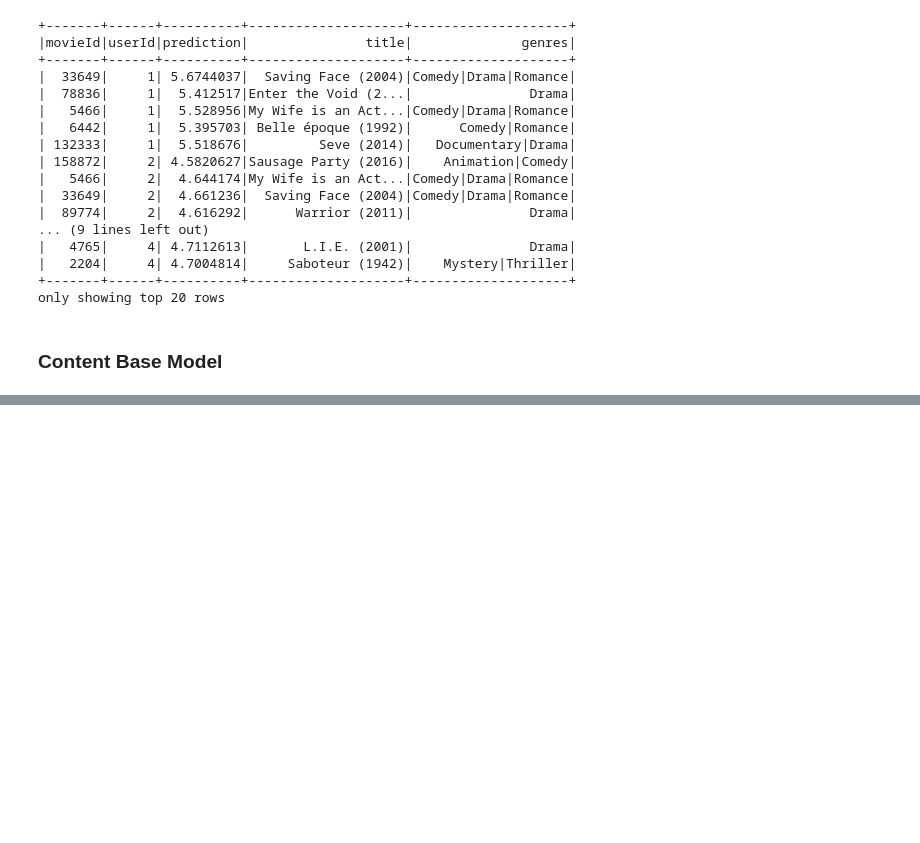
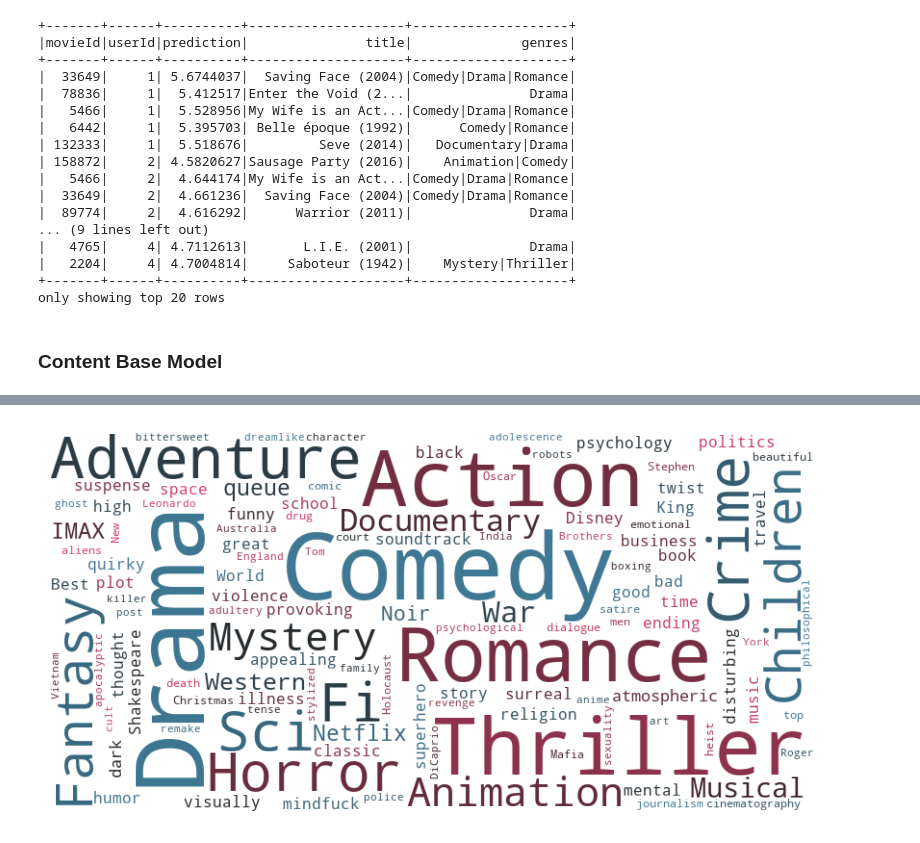
Before and after one commit to SinShady/Movie-Recommender, a Jupyter notebook: notebooks/exploratory/Sindhu-eda.ipynb, the cells around one changed output, grey strips where cells are left out. Cells and saved outputs as stored; diff of their text form; code cells hidden in the pictures; blank space fills up the shorter version.

```diff
--- a/notebooks/exploratory/Sindhu-eda.ipynb
+++ b/notebooks/exploratory/Sindhu-eda.ipynb
@@ -364,7 +393,8 @@ clean_recs
 # %%
 tags_pd = pd.read_csv("../../data/ml-latest-small/tags.csv")
 movies_pd = pd.read_csv("../../data/ml-latest-small/movies.csv")
-content_pd = movies_pd.merge(tags_pd, on = "movieId")
+content_pd = movies_pd.merge(tags_pd, on = "movieId", how='left')
+content_pd.tag.fillna("", inplace=True)
 
 # Separate the words in the genres column
 content_pd['genres'] = content_pd['genres'].str.replace('|',' ')
@@ -500,0 +533,18 @@ ax.set(title = 'Genres by Frequency');
+# %%
+text = " ".join(feature for feature in content_pd["combined_features"])
+stopwords = ['no', 'genres', 'listed', '(', ')', 'based', 'Film', 'movie', 'imdb',
+             'of', 'Coen', 'and', 'II', 'a', 'the', 'r', 'in', 'on', 'will']
+custom_palette = sns.diverging_palette(0, 230, l=50, center="dark", as_cmap=True)
+
+
+# Create and generate a word cloud image:
+wordcloud = WordCloud(stopwords=stopwords, background_color="rgba(255, 255, 255, 0)", collocations=False,
+                     max_font_size=100, margin=4, relative_scaling=.3, min_font_size=10, max_words=150,
+                     width=800, height=400, colormap=custom_palette, mode="RGBA").generate(text)
+
+# Display the generated image:
+plt.figure(figsize=[10,5])
+plt.imshow(wordcloud, interpolation='bilinear')
+plt.axis("off");
+# %% [output]
+[figure, added]
```
Also changed, not shown: parts of 29 cells of this notebook, 13 other files.
